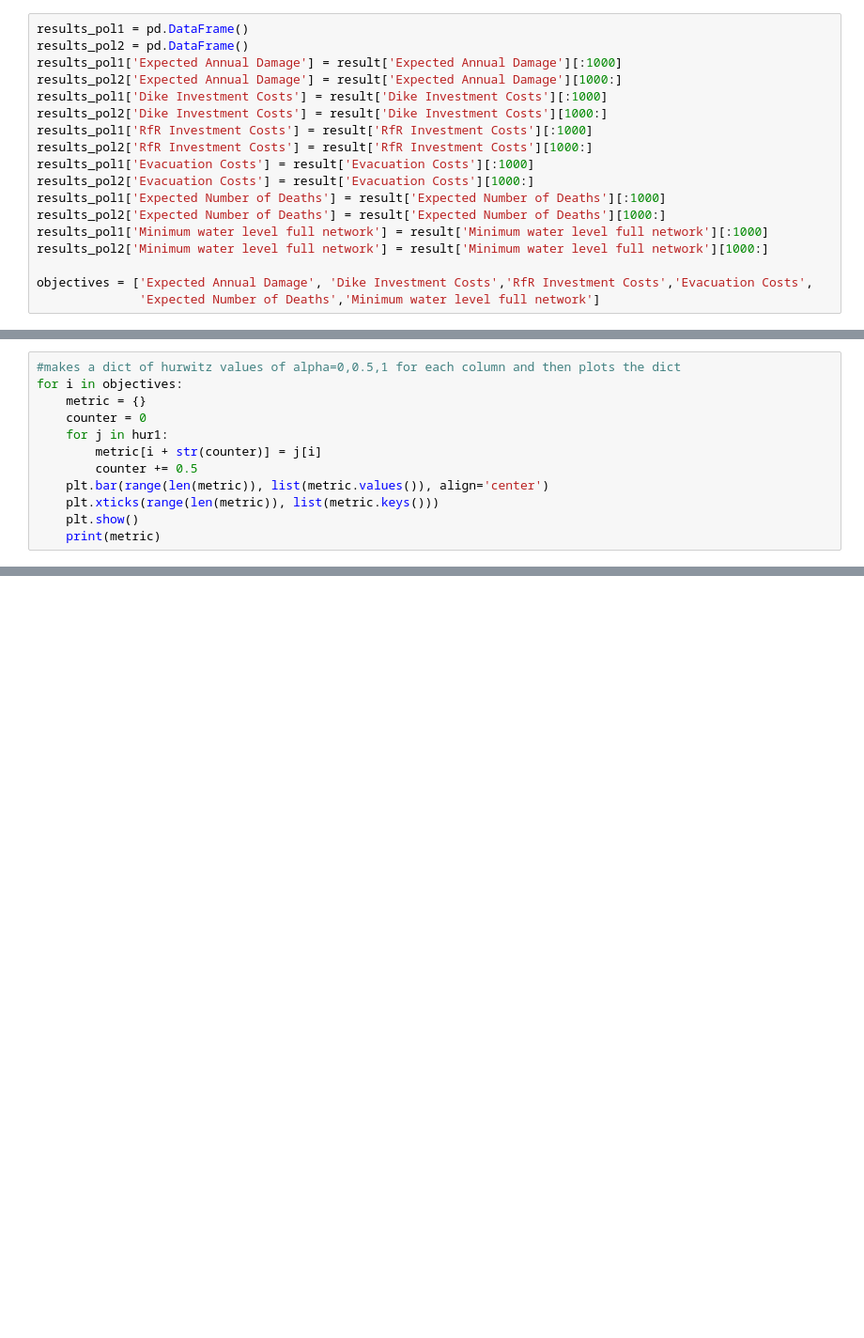
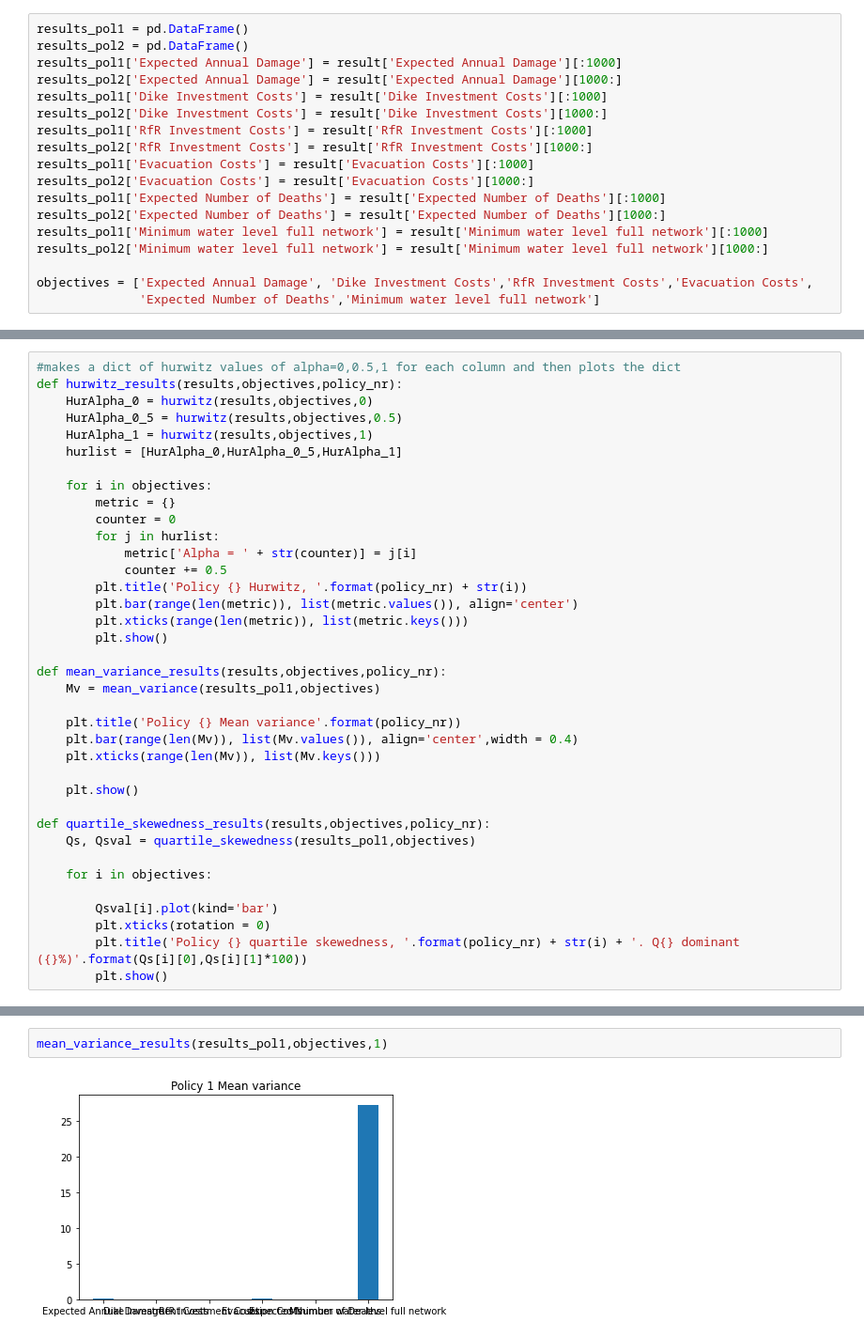
Before and after one commit to floristevito/EPA1361, a Jupyter notebook: lab_sessions/final assignment/Results_visualisation.ipynb, the cells around one changed output, grey strips where cells are left out. Shown at 94% size. Saved outputs shown, nothing was run; the diff lists cells and outputs as text; blank space fills up the shorter version.

```diff
--- a/lab_sessions/final assignment/Results_visualisation.ipynb
+++ b/lab_sessions/final assignment/Results_visualisation.ipynb
@@ -92,12 +87,37 @@ hur1 = [pol1Hur0,pol1Hur0_5,pol1Hur1]
 # %%
 #makes a dict of hurwitz values of alpha=0,0.5,1 for each column and then plots the dict
-for i in objectives:
-    metric = {}
-    counter = 0
-    for j in hur1:
-        metric[i + str(counter)] = j[i]
-        counter += 0.5
-    plt.bar(range(len(metric)), list(metric.values()), align='center')
-    plt.xticks(range(len(metric)), list(metric.keys()))
+def hurwitz_results(results,objectives,policy_nr):
+    HurAlpha_0 = hurwitz(results,objectives,0)
+    HurAlpha_0_5 = hurwitz(results,objectives,0.5)
+    HurAlpha_1 = hurwitz(results,objectives,1)
+    hurlist = [HurAlpha_0,HurAlpha_0_5,HurAlpha_1]
+
+    for i in objectives:
+        metric = {}
+        counter = 0
+        for j in hurlist:
+            metric['Alpha = ' + str(counter)] = j[i]
+            counter += 0.5
+        plt.title('Policy {} Hurwitz, '.format(policy_nr) + str(i))
+        plt.bar(range(len(metric)), list(metric.values()), align='center')
+        plt.xticks(range(len(metric)), list(metric.keys()))
+        plt.show()
+
+def mean_variance_results(results,objectives,policy_nr):
+    Mv = mean_variance(results_pol1,objectives)
+
+    plt.title('Policy {} Mean variance'.format(policy_nr))
+    plt.bar(range(len(Mv)), list(Mv.values()), align='center',width = 0.4)
+    plt.xticks(range(len(Mv)), list(Mv.keys()))
+
     plt.show()
-    print(metric)
+
+def quartile_skewedness_results(results,objectives,policy_nr):
+    Qs, Qsval = quartile_skewedness(results_pol1,objectives)
+
+    for i in objectives:
+
+        Qsval[i].plot(kind='bar')
+        plt.xticks(rotation = 0)
+        plt.title('Policy {} quartile skewedness, '.format(policy_nr) + str(i) + '. Q{} dominant ({}%)'.format(Qs[i][0],Qs[i][1]*100))
+        plt.show()
@@ -194,0 +140,4 @@ Text(0.5, 1.0, 'water level distribution')
+# %%
+mean_variance_results(results_pol1,objectives,1)
+# %% [output]
+[figure, added]
```
Also changed, not shown: parts of 13 cells of this notebook.
